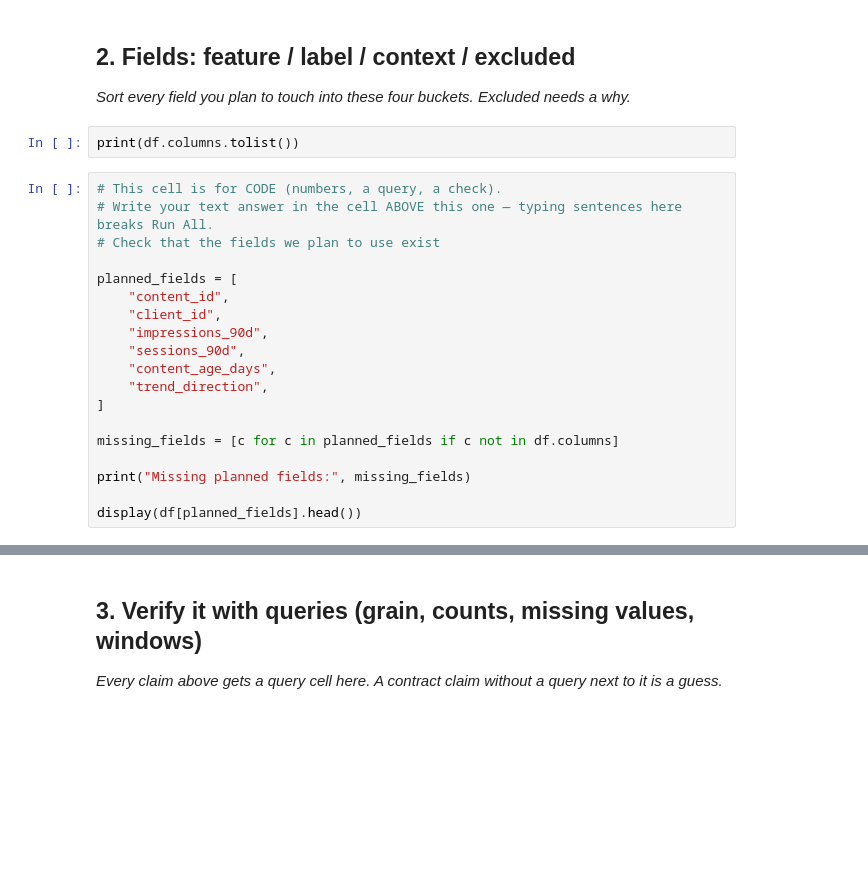
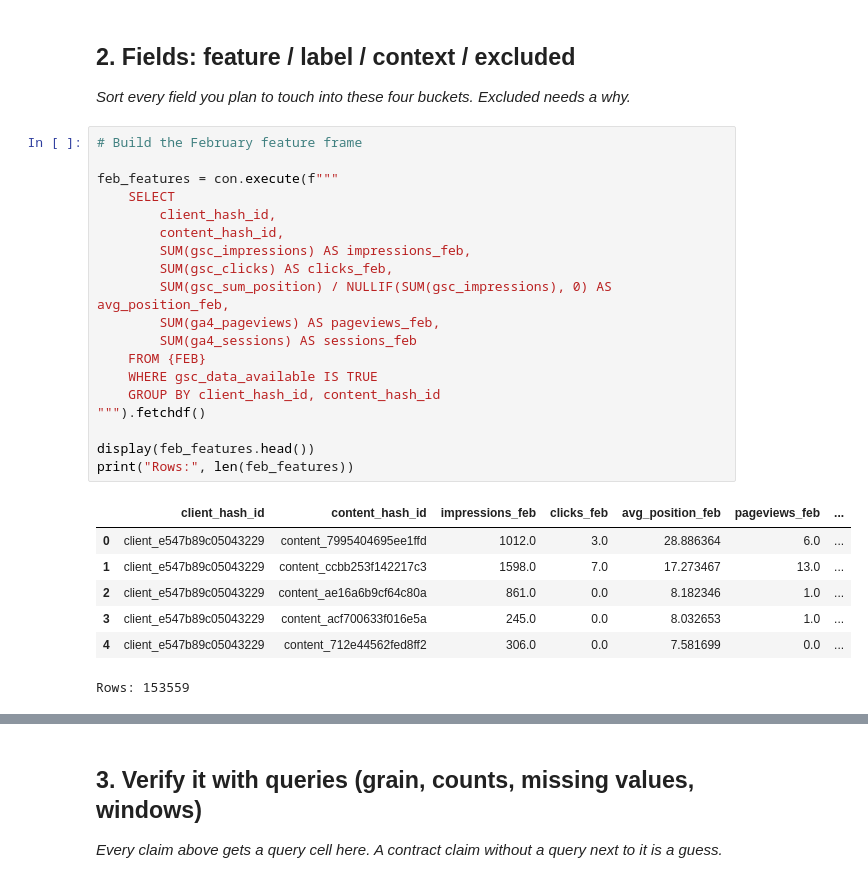
Before and after one commit to SriKeerthi16-b/Machine-Learning, a Jupyter notebook: work/notebooks/w03_data_contract.ipynb, the cells around one changed output, grey strips where cells are left out. Drawn from its saved outputs; the diff is of its cells as text; blank space fills up the shorter version.

```diff
--- a/work/notebooks/w03_data_contract.ipynb
+++ b/work/notebooks/w03_data_contract.ipynb
@@ -69,24 +154,30 @@ display(tables)
 ## 2. Fields: feature / label / context / excluded
 
 *Sort every field you plan to touch into these four buckets. Excluded needs a why.*
-# %%
-print(df.columns.tolist())
-# %%
-# This cell is for CODE (numbers, a query, a check).
-# Write your text answer in the cell ABOVE this one — typing sentences here breaks Run All.
-# Check that the fields we plan to use exist
-
-planned_fields = [
-    "content_id",
-    "client_id",
-    "impressions_90d",
-    "sessions_90d",
-    "content_age_days",
-    "trend_direction",
-]
-
-missing_fields = [c for c in planned_fields if c not in df.columns]
-
-print("Missing planned fields:", missing_fields)
-
-display(df[planned_fields].head())
+# %%
+# Build the February feature frame
+
+feb_features = con.execute(f"""
+    SELECT
+        client_hash_id,
+        content_hash_id,
+        SUM(gsc_impressions) AS impressions_feb,
+        SUM(gsc_clicks) AS clicks_feb,
+        SUM(gsc_sum_position) / NULLIF(SUM(gsc_impressions), 0) AS avg_position_feb,
+        SUM(ga4_pageviews) AS pageviews_feb,
+        SUM(ga4_sessions) AS sessions_feb
+    FROM {FEB}
+    WHERE gsc_data_available IS TRUE
+    GROUP BY client_hash_id, content_hash_id
+""").fetchdf()
+
+display(feb_features.head())
+print("Rows:", len(feb_features))
+# %% [output]
+|  | client_hash_id | content_hash_id | impressions_feb | clicks_feb | avg_position_feb | pageviews_feb | ... |
+| 0 | client_e547b89c05043229 | content_7995404695ee1ffd | 1012.0 | 3.0 | 28.886364 | 6.0 | ... |
+| 1 | client_e547b89c05043229 | content_ccbb253f142217c3 | 1598.0 | 7.0 | 17.273467 | 13.0 | ... |
+| 2 | client_e547b89c05043229 | content_ae16a6b9cf64c80a | 861.0 | 0.0 | 8.182346 | 1.0 | ... |
+| 3 | client_e547b89c05043229 | content_acf700633f016e5a | 245.0 | 0.0 | 8.032653 | 1.0 | ... |
+| 4 | client_e547b89c05043229 | content_712e44562fed8ff2 | 306.0 | 0.0 | 7.581699 | 0.0 | ... |
+Rows: 153559
```
Also changed, not shown: parts of 24 cells of this notebook.
